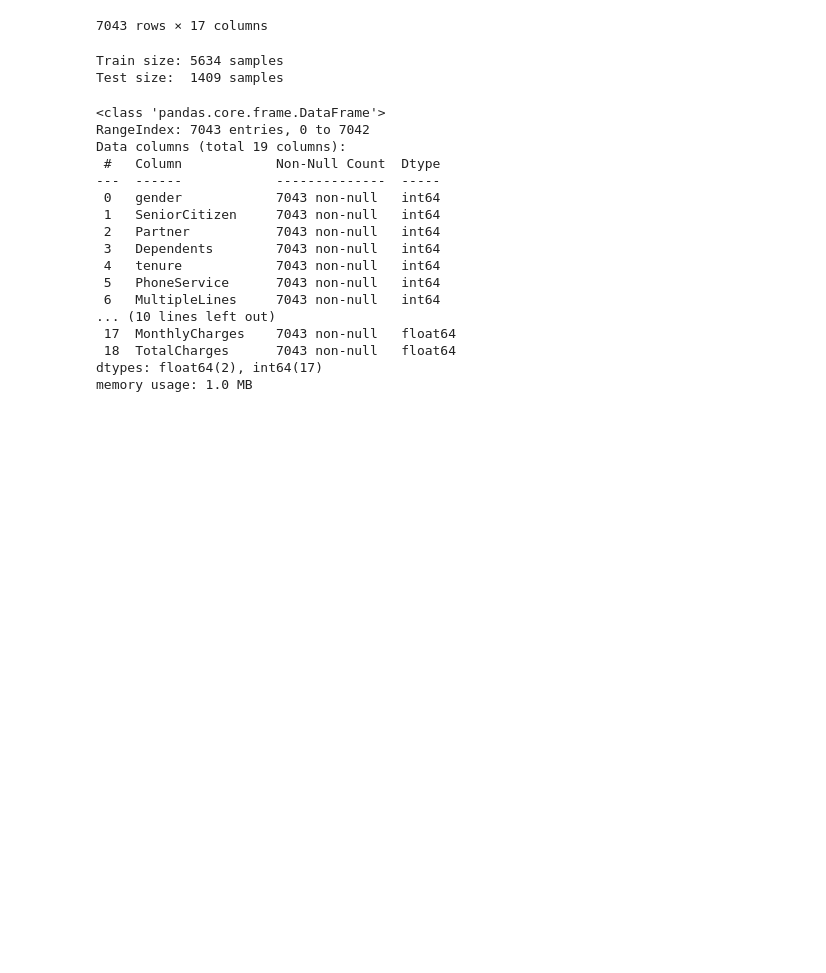
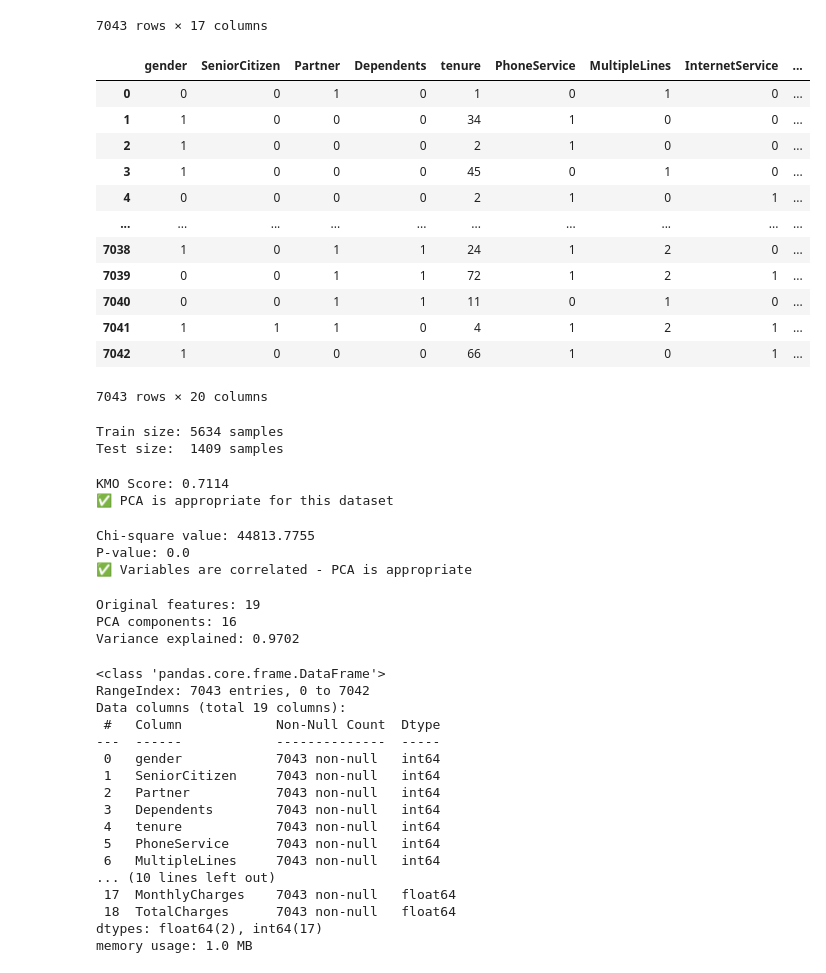
Before and after one commit to SriSupratikTalari/Telco-Churn, a Jupyter notebook: telco.ipynb, the cells around one changed output. Cells and saved outputs as stored; diff of their text form; code cells hidden in the pictures; blank space fills up the shorter version.

```diff
--- a/telco.ipynb
+++ b/telco.ipynb
@@ -288,6 +306,22 @@ need_encoding=list(cat.drop(columns=['SeniorCitizen']).columns)
 for col in need_encoding:
     df[col]=encoder.fit_transform(df[col])
 df=df.drop(columns=['customerID'])
+# %%
+df
+# %% [output]
+|  | gender | SeniorCitizen | Partner | Dependents | tenure | PhoneService | MultipleLines | InternetService | ... |
+| 0 | 0 | 0 | 1 | 0 | 1 | 0 | 1 | 0 | ... |
+| 1 | 1 | 0 | 0 | 0 | 34 | 1 | 0 | 0 | ... |
+| 2 | 1 | 0 | 0 | 0 | 2 | 1 | 0 | 0 | ... |
+| 3 | 1 | 0 | 0 | 0 | 45 | 0 | 1 | 0 | ... |
+| 4 | 0 | 0 | 0 | 0 | 2 | 1 | 0 | 1 | ... |
+| ... | ... | ... | ... | ... | ... | ... | ... | ... | ... |
+| 7038 | 1 | 0 | 1 | 1 | 24 | 1 | 2 | 0 | ... |
+| 7039 | 0 | 0 | 1 | 1 | 72 | 1 | 2 | 1 | ... |
+| 7040 | 0 | 0 | 1 | 1 | 11 | 0 | 1 | 0 | ... |
+| 7041 | 1 | 1 | 1 | 0 | 4 | 1 | 2 | 1 | ... |
+| 7042 | 1 | 0 | 0 | 0 | 66 | 1 | 0 | 1 | ... |
+7043 rows × 20 columns
 # %%
 from sklearn.model_selection import train_test_split
 
@@ -302,3 +340,56 @@ Test size:  1409 samples
+# %%
+
+from factor_analyzer.factor_analyzer import calculate_kmo
+
+kmo_all, kmo_model = calculate_kmo(X)
+
+print(f"KMO Score: {kmo_model:.4f}")
+
+if kmo_model >= 0.6:
+    print("✅ PCA is appropriate for this dataset")
+else:
+    print("❌ PCA is NOT appropriate for this dataset")
+# %% [output]
+KMO Score: 0.7114
+✅ PCA is appropriate for this dataset
+# %%
+from factor_analyzer.factor_analyzer import calculate_bartlett_sphericity
+
+chi_square_value, p_value = calculate_bartlett_sphericity(X)
+
+print(f"Chi-square value: {chi_square_value:.4f}")
+print(f"P-value: {p_value}")
+if p_value < 0.05:
+    print("✅ Variables are correlated - PCA is appropriate")
+else:
+    print("❌ Variables are NOT sufficiently correlated - PCA may not help")
+# %% [output]
+Chi-square value: 44813.7755
+P-value: 0.0
+✅ Variables are correlated - PCA is appropriate
+# %%
+from sklearn.decomposition import PCA
+from sklearn.preprocessing import StandardScaler
+import matplotlib.pyplot as plt
+
+# Step 1: Standardize the data (CRITICAL for PCA!)
+scaler = StandardScaler()
+X_train_scaled = scaler.fit_transform(X_train)
+X_test_scaled = scaler.transform(X_test)
+
+# Step 2: Apply PCA
+pca = PCA(n_components=0.95)  # Keep 95% of variance
+X_train_pca = pca.fit_transform(X_train_scaled)
+X_test_pca = pca.transform(X_test_scaled)
+
+# Step 3: Check results
+print(f"Original features: {X_train.shape[1]}")
+print(f"PCA components: {X_train_pca.shape[1]}")
+print(f"Variance explained: {pca.explained_variance_ratio_.sum():.4f}")
+# %% [output]
+Original features: 19
+PCA components: 16
+Variance explained: 0.9702
 # %%
 X.info()
 # %% [output]
```
Also changed, not shown: parts of 14 cells of this notebook, 5 other files.
